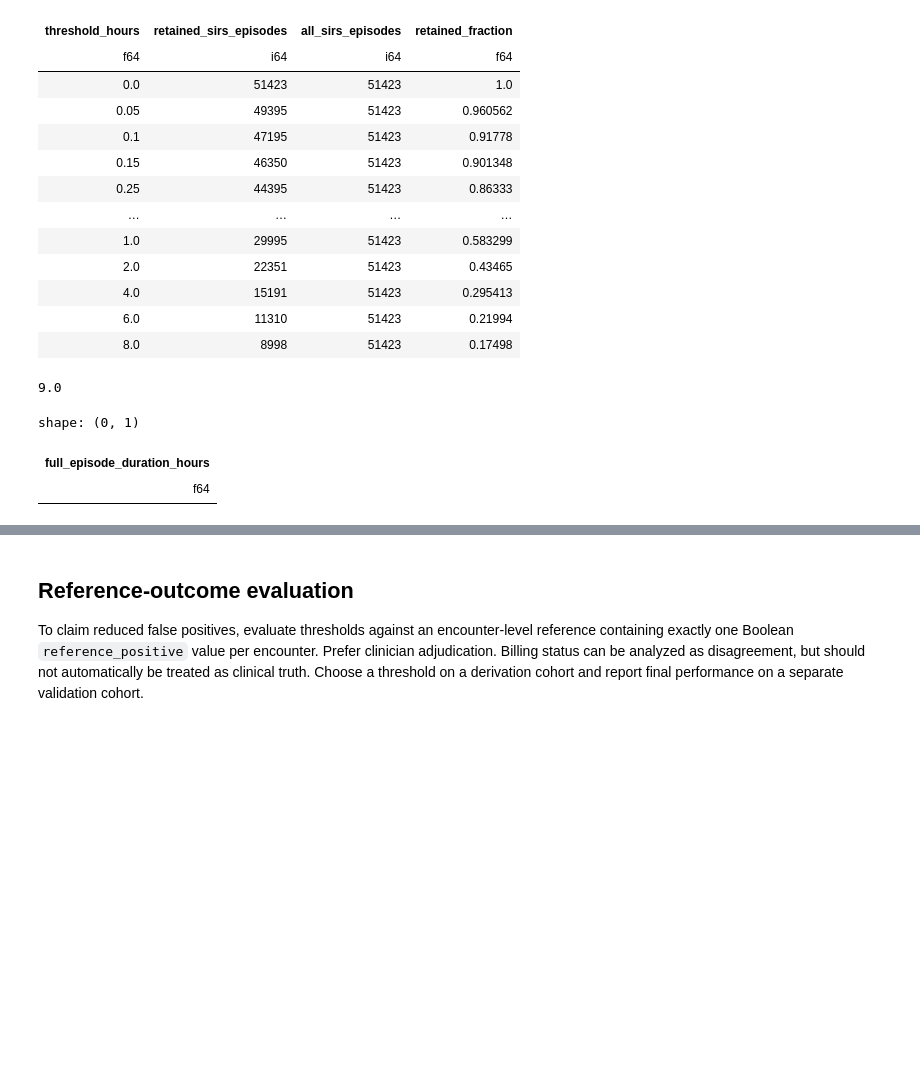
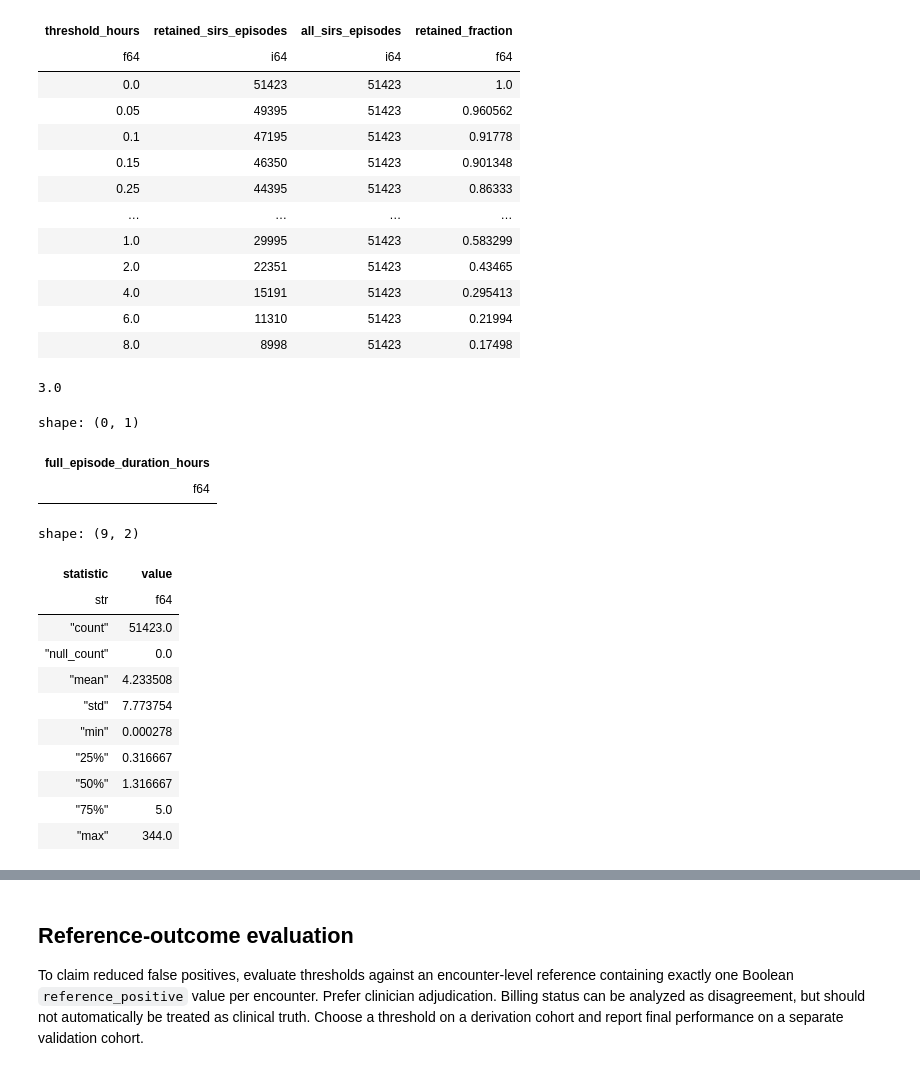
Before and after one commit to UTSW-CIC/Sepsis-Analysis, a Jupyter notebook: notebooks/23_sirs_duration_around_suspected_infection.ipynb, the cells around one changed output, grey strips where cells are left out. Saved outputs shown, nothing was run; the diff lists cells and outputs as text; code cells hidden in the pictures; blank space fills up the shorter version.

```diff
--- a/notebooks/23_sirs_duration_around_suspected_infection.ipynb
+++ b/notebooks/23_sirs_duration_around_suspected_infection.ipynb
@@ -590,12 +524,27 @@ shape: (11, 4)
 | 6.0 | 11310 | 51423 | 0.21994 |
 | 8.0 | 8998 | 51423 | 0.17498 |
 # %%
-0.15*60
+0.05*60
 # %% [output]
-9.0
+3.0
 # %%
 episode_duration.filter(pl.col("full_episode_duration_hours") == 0)
 # %% [output]
 shape: (0, 1)
 | full_episode_duration_hours |
 | f64 |
+# %%
+episode_duration['full_episode_duration_hours'].describe()
+# %% [output]
+shape: (9, 2)
+| statistic | value |
+| str | f64 |
+| "count" | 51423.0 |
+| "null_count" | 0.0 |
+| "mean" | 4.233508 |
+| "std" | 7.773754 |
+| "min" | 0.000278 |
+| "25%" | 0.316667 |
+| "50%" | 1.316667 |
+| "75%" | 5.0 |
+| "max" | 344.0 |
```
Also changed, not shown: parts of 6 cells of this notebook, 7 other files.
